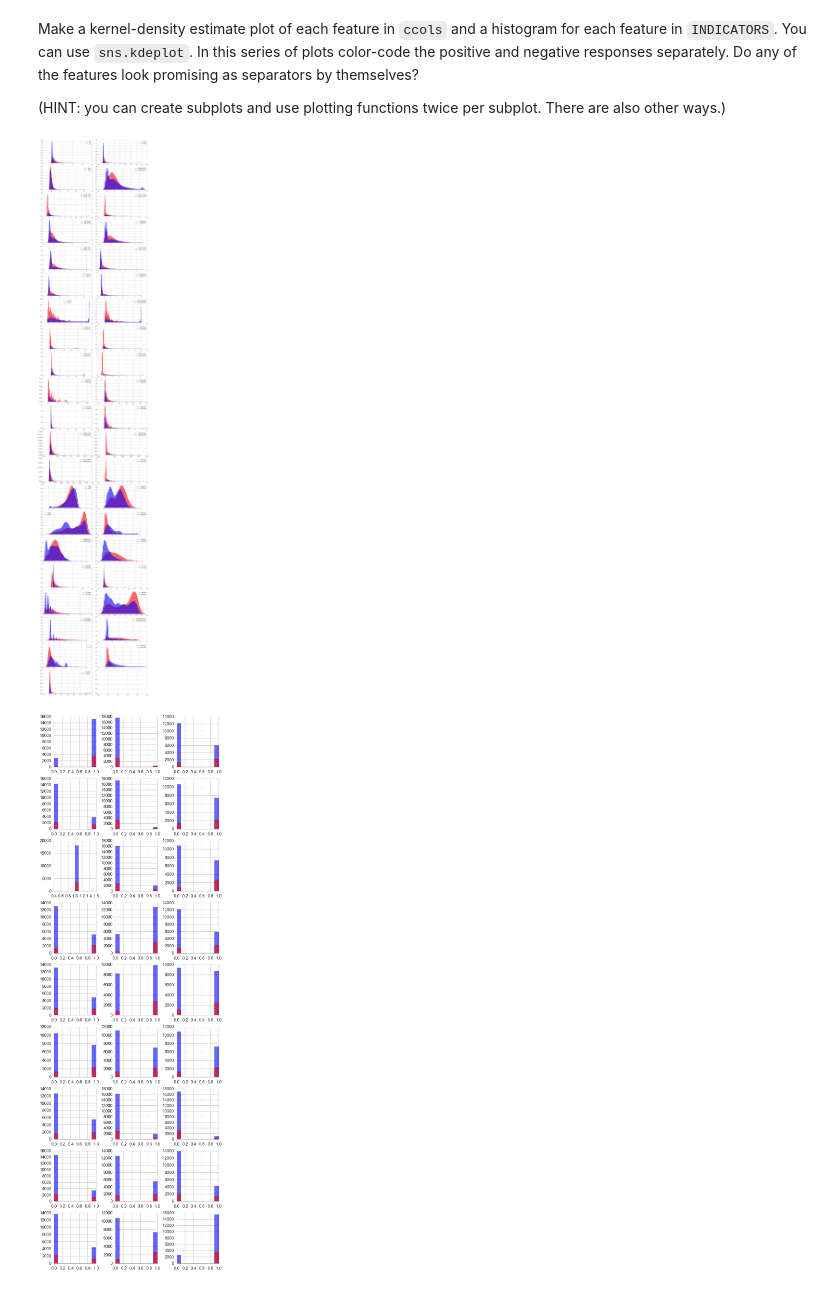
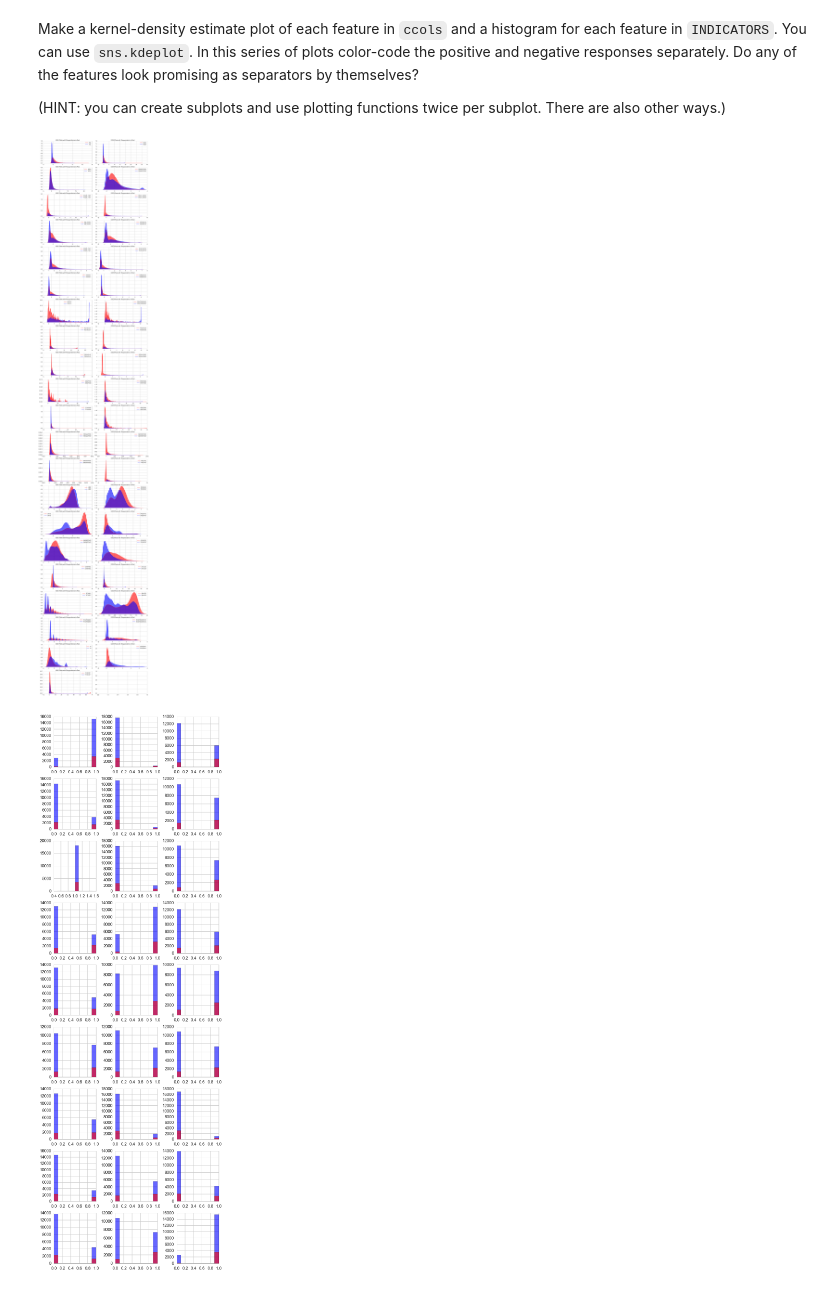
Before and after one commit to albergo08/classhomework-2015, a Jupyter notebook: hw3.ipynb, the cells around one changed output. Drawn from its saved outputs; the diff is of its cells as text; code cells hidden in the pictures.

```diff
--- a/hw3.ipynb
+++ b/hw3.ipynb
@@ -371,20 +369,16 @@ Make a kernel-density estimate plot of each feature in `ccols` and a histogram f
 # %%
 #your code here
 #plot = sns.kdeplot()
 fig, axes = plt.subplots(nrows=21, ncols=2, sharex=False, sharey=False, figsize=(20, 100),
                          tight_layout=True)
 for ax, ccol in zip(axes.ravel(), ccols):
 
-    #plot mean values per year
+    #plot mean values per year based on response to mailing
     df_col = dftouse[ccol]
-    sns.kdeplot(df_col[dftouse['RESP'] == 1], color='r', alpha=.6, ax=ax, shade=True)
+    sns.kdeplot(df_col[dftouse['RESP'] == 1], color='r', alpha=.6, ax=ax, shade=True, legend=True)
     sns.kdeplot(df_col[dftouse['RESP'] == 0], color='b', alpha=.6, ax=ax, shade=True)
-    #ax.kdeplot(genreinfo[genre]['stdseries'].index,genreinfo[genre]['stdseries'].values, norm=False, zorder=0, color='#cccccc')
-
-
-    #plot all rankings in blue backgroun
-    #ax.scatter(largedf[largedf[genre]== True].year,largedf[largedf[genre]== True].ranking,color='b', alpha=.17)
+    ax.set_title("KDE Plots with Respondents in Red")
 # %% [output]
-[figure, old version]
+[figure, new version]
 # %%
 #your code here
```
Also changed, not shown: parts of 22 cells of this notebook.
